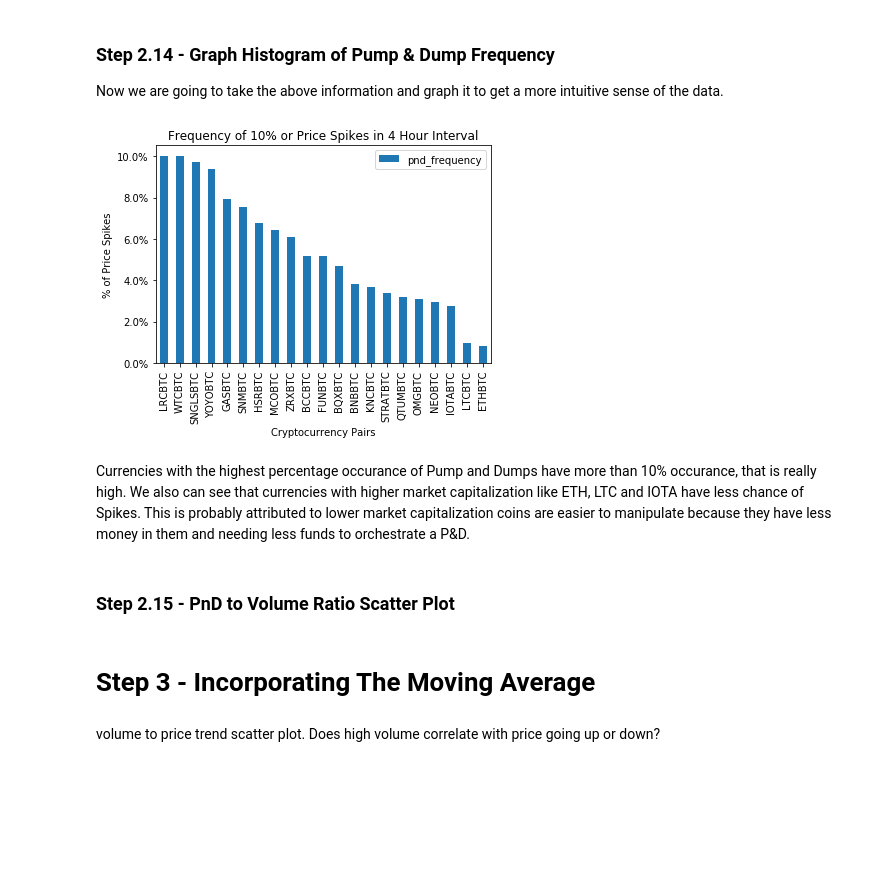
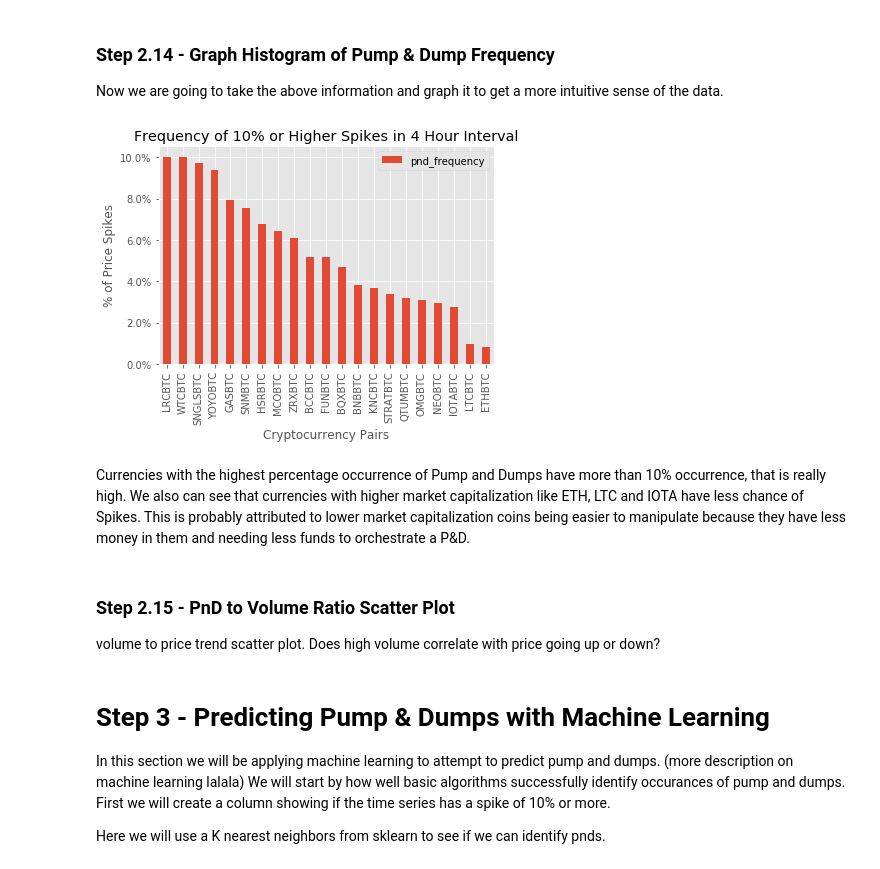
Before and after one commit to DelvinM/Cryptocurrency-Analysis, a Jupyter notebook: Binance-Analysis.ipynb, the cells around one changed output. Drawn from its saved outputs; the diff is of its cells as text; code cells hidden in the pictures; blank space fills up the shorter version.

```diff
--- a/Binance-Analysis.ipynb
+++ b/Binance-Analysis.ipynb
@@ -25,9 +25,11 @@ import pandas as pd
 import pickle
 # %%
 import matplotlib.pyplot as plt
+plt.style.use('ggplot')
 import matplotlib.ticker as ticker
 import seaborn as sns
 #import math
+from pandas.plotting import scatter_matrix
 # %% [markdown]
 <h1>Step 1 - Retrieve Cryptocurrency Data from Binance</h1>
 # %% [markdown]
@@ -645,18 +683,25 @@ pnd_freq_df = pnd_freq_df.rename(index = str, columns = {0: "pnd_frequency"})
 # %%
 pnd_freq_df = pnd_freq_df.sort_values(by = ['pnd_frequency'], ascending = False)
 pnd_freq_df.plot.bar()
 plt.gca().yaxis.set_major_formatter(ticker.PercentFormatter())
 plt.ylabel('% of Price Spikes')
 plt.xlabel('Cryptocurrency Pairs')
-plt.title('Frequency of 10% or Price Spikes in 4 Hour Interval')
+plt.title('Frequency of 10% or Higher Spikes in 4 Hour Interval')
 plt.show()
 # %% [output]
-[figure, old version]
+[figure, new version]
 # %% [markdown]
-Currencies with the highest percentage occurance of Pump and Dumps have more than 10% occurance, that is really high. We also can see that currencies with higher market capitalization like ETH, LTC and IOTA have less chance of Spikes. This is probably attributed to lower market capitalization coins are easier to manipulate because they have less money in them and needing less funds to orchestrate a P&D.
+Currencies with the highest percentage occurrence of Pump and Dumps have more than 10% occurrence, that is really high. We also can see that currencies with higher market capitalization like ETH, LTC and IOTA have less chance of Spikes. This is probably attributed to lower market capitalization coins being easier to manipulate because they have less money in them and needing less funds to orchestrate a P&D.
 # %% [markdown]
 <h3>Step 2.15 - PnD to Volume Ratio Scatter Plot</h3>
+volume to price trend scatter plot. Does high volume correlate with price going up or down?
-# %% [markdown]
-<h1>Step 3 - Incorporating The Moving Average</h1>
-# %% [markdown]
-volume to price trend scatter plot. Does high volume correlate with price going up or down?
+# %% [markdown]
+<h1>Step 3 - Predicting Pump & Dumps with Machine Learning</h1>
+
+<p>
+In this section we will be applying machine learning to attempt to predict pump and dumps. (more description on machine learning lalala)
+We will start by how well basic algorithms successfully identify occurances of pump and dumps. First we will create a column showing if the time series has a spike of 10% or more.
+</p>
+<p>
+Here we will use a K nearest neighbors from sklearn to see if we can identify pnds.
+</p>
```
Also changed, not shown: parts of 44 cells of this notebook.
